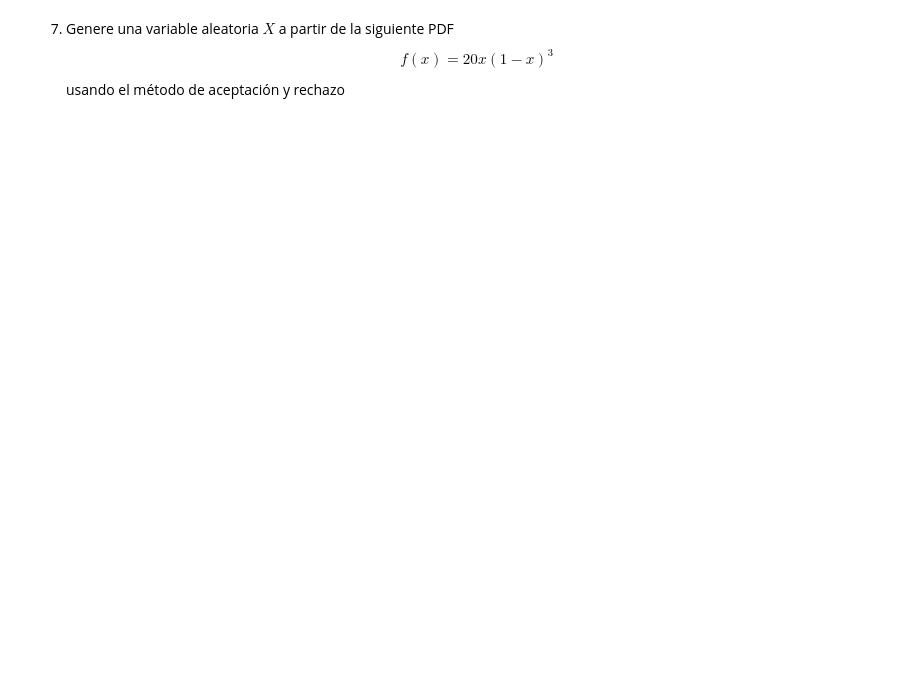
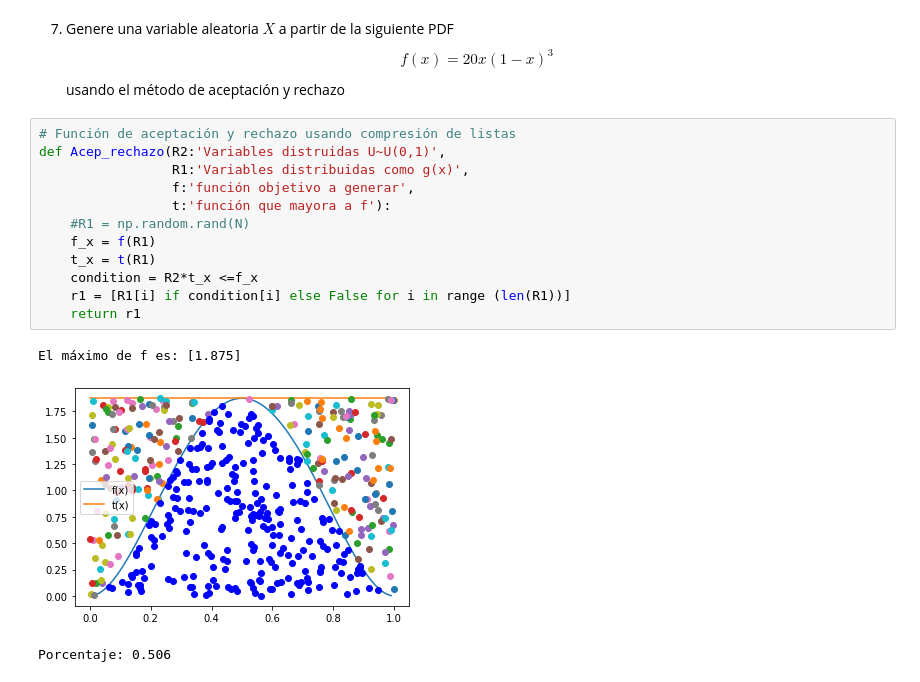
Before and after one commit to jesusalvarezc/Tarea6_MBriones_JAlvarez, a Jupyter notebook: Tarea6.ipynb, the cells around one changed output. Cells and saved outputs as stored; diff of their text form; blank space fills up the shorter version.

```diff
--- a/Tarea6.ipynb
+++ b/Tarea6.ipynb
@@ -92,3 +170,19 @@ El máximo de f es: [1.875]
 7. Genere una variable aleatoria $X$ a partir de la siguiente PDF
 $$f(x)=20x(1-x)^3$$
 usando el método de aceptación y rechazo
+# %%
+# Función de aceptación y rechazo usando compresión de listas
+def Acep_rechazo(R2:'Variables distruidas U~U(0,1)',
+                 R1:'Variables distribuidas como g(x)',
+                 f:'función objetivo a generar',
+                 t:'función que mayora a f'):
+    #R1 = np.random.rand(N)
+    f_x = f(R1)
+    t_x = t(R1)
+    condition = R2*t_x <=f_x
+    r1 = [R1[i] if condition[i] else False for i in range (len(R1))]
+    return r1
+# %% [output]
+El máximo de f es: [1.875]
+[figure, added]
+Porcentaje: 0.506
```
Also changed, not shown: parts of 7 cells of this notebook.
